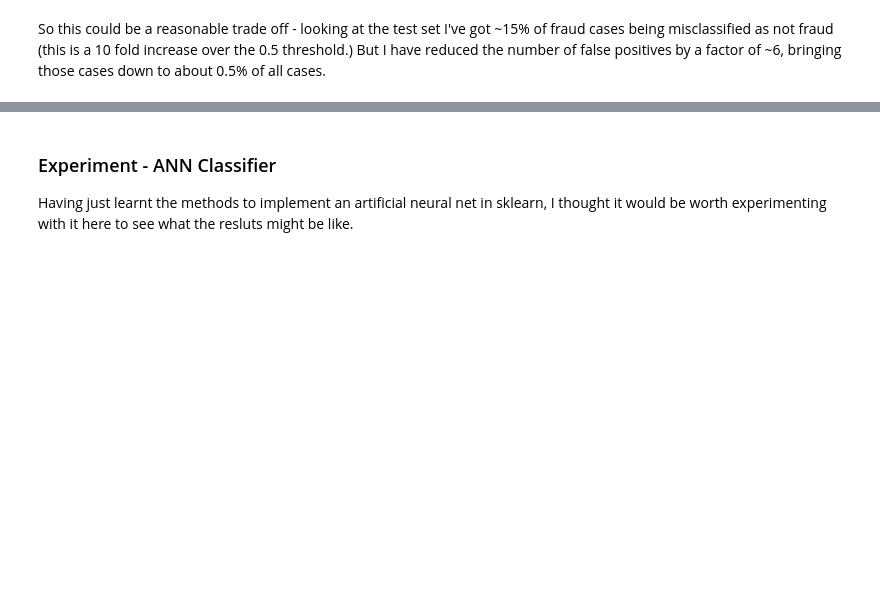
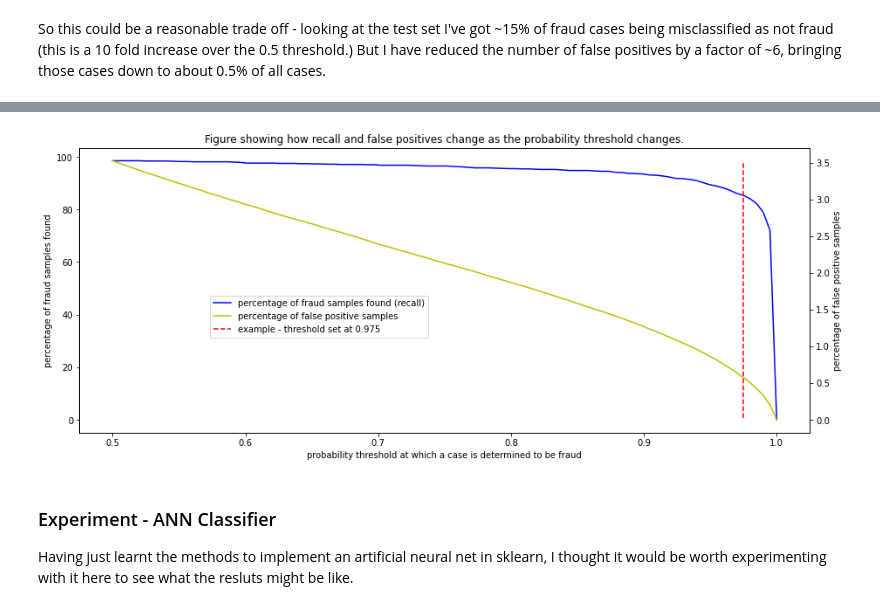
Before and after one commit to jameshodgson72/Credit-Card-Fraud, a Jupyter notebook: Models with engineered features.ipynb, the cells around one changed output, grey strips where cells are left out. Cells and saved outputs as stored; diff of their text form; code cells hidden in the pictures; blank space fills up the shorter version.

```diff
--- a/Models with engineered features.ipynb
+++ b/Models with engineered features.ipynb
@@ -722,0 +725,19 @@ So this could be a reasonable trade off - looking at the test set I've got ~15%
+# %%
+from sklearn.metrics import confusion_matrix
+
+thresholds=np.linspace(0.5,1.0,100)
+perc_fp = []
+perc_recall = []
+total = Y_pp_test.shape[0]
+
+for i, threshold in enumerate(thresholds):
+    y_pred_test = Y_pp_test.pp_class_1.apply(predict_at_threshold, threshold=threshold)
+    cm = confusion_matrix(y_test_eng, y_pred_test)
+    tn = cm[0,0]
+    fp = cm[0,1]
+    fn = cm[1,0]
+    tp = cm[1,1]
+    perc_fp.append(100 * (fp/total))
+    perc_recall.append(100 * (tp/(tp+fn)))
+    if (i+1) % 10 == 0:
+        print(f'done {i+1}')
@@ -723,3 +755,26 @@ So this could be a reasonable trade off - looking at the test set I've got ~15%
+# %%
+figure, ax1 = plt.subplots(figsize=(15, 6))
+ax2=ax1.twinx()
+eg_threshold=0.975
+
+sns.lineplot(x=thresholds, y=perc_recall, ax=ax1, color='b')
+sns.lineplot(x=thresholds, y=perc_fp, ax=ax2, color='y')
+
+plt.axvline(x = eg_threshold, color = 'r', ymin=0.05, ymax=0.95, linestyle='dashed')
+
+figure.legend(['percentage of fraud samples found (recall)',
+               'percentage of false positive samples',
+               f'example - threshold set at {eg_threshold}'],
+             bbox_to_anchor=(0.5, 0.5))
+
+plt.title('Figure showing how recall and false positives change as the probability threshold changes.')
+
+ax1.set_xlabel('probability threshold at which a case is determined to be fraud')
+ax1.set_ylabel('percentage of fraud samples found')
+ax2.set_ylabel('percentage of false positive samples')
+plt.show()
+# %% [output]
+[figure, added]
 # %% [markdown]
 ### Experiment - ANN Classifier
 Having just learnt the methods to implement an artificial neural net in sklearn, I thought it would be worth experimenting with it here to see what the resluts might be like.
```
Also changed, not shown: parts of 2 cells of this notebook, 3 other files.
